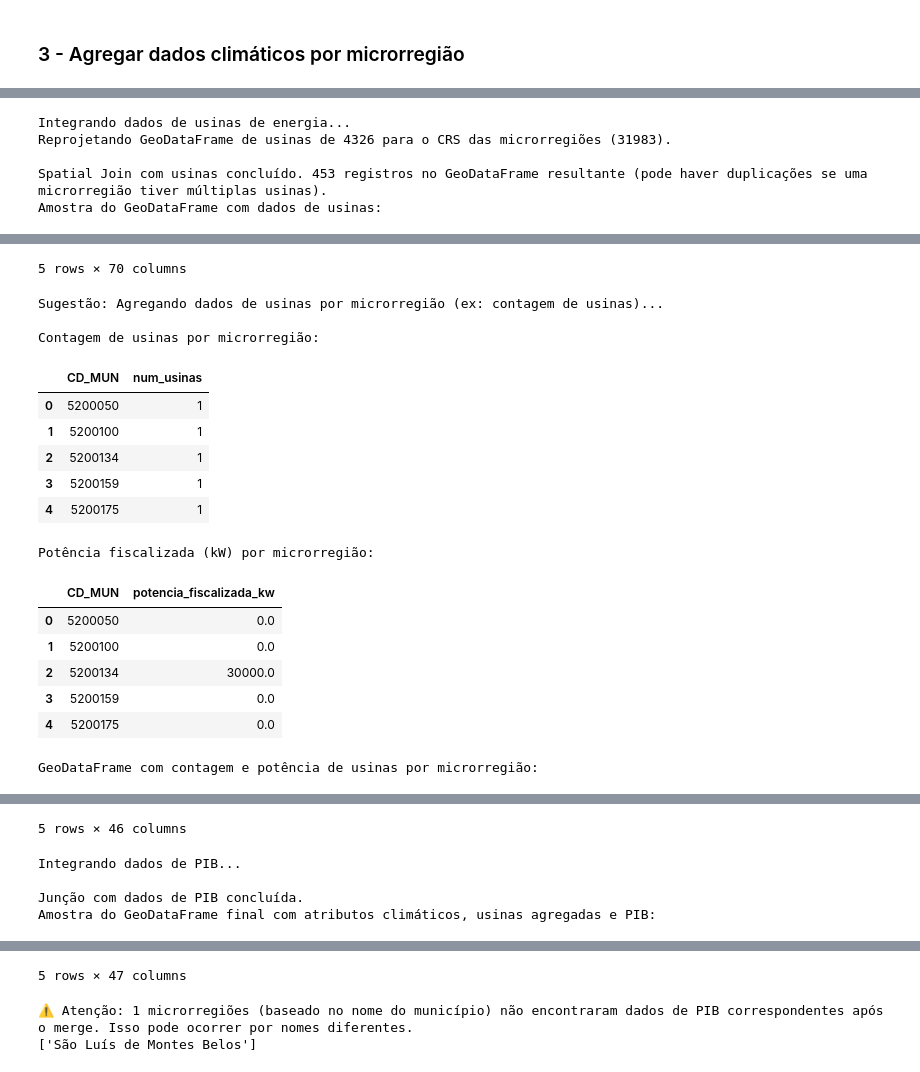
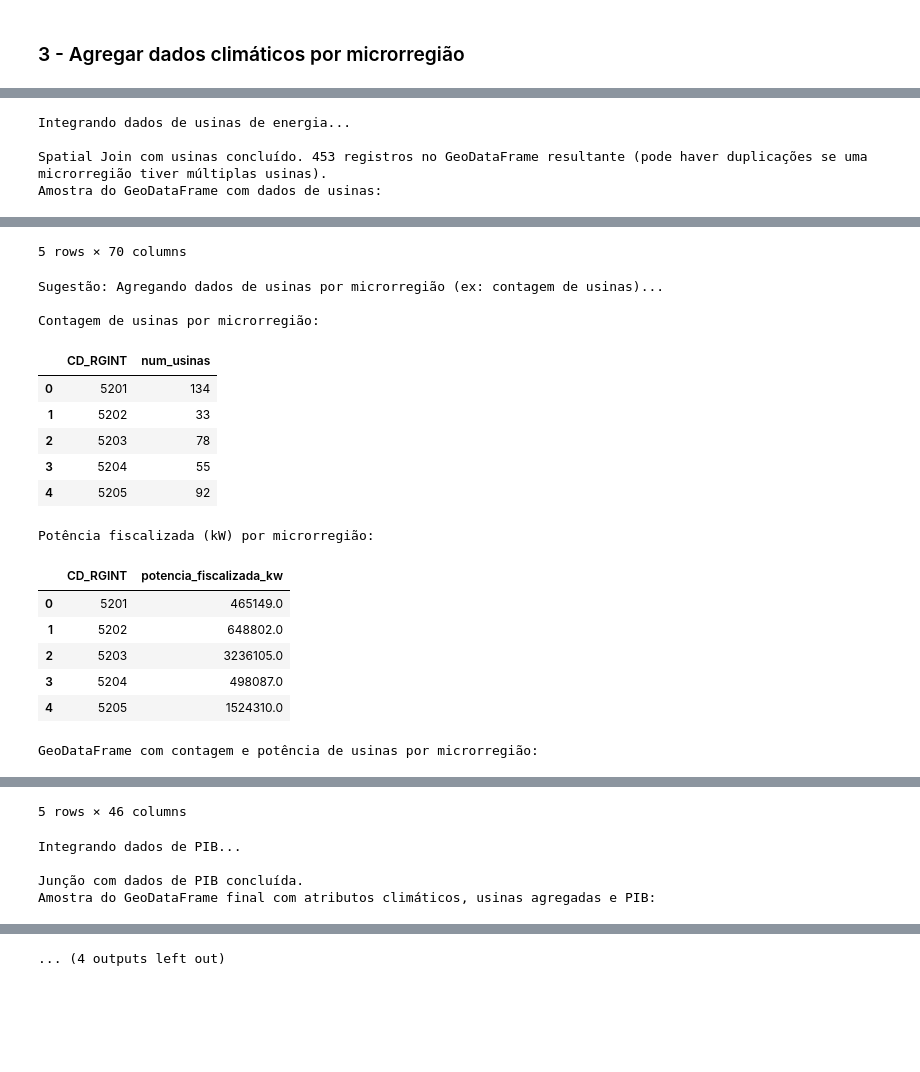
Before and after one commit to Ficheles/ml-politicas-energeticas-ifg-2025, a Jupyter notebook: exploratory_data_analysis.ipynb, the cells around one changed output, grey strips where cells are left out. Cells and saved outputs as stored; diff of their text form; code cells hidden in the pictures; blank space fills up the shorter version.

```diff
--- a/exploratory_data_analysis.ipynb
+++ b/exploratory_data_analysis.ipynb
@@ -804,7 +801,7 @@ if colunas_para_agregar:
 
     # Agregação pela coluna de identificação da microrregião ('CD_MUN' ou 'NM_MUN')
     # Substitua 'CD_MUN' pela coluna correta de identificação da microrregião em gdf_microrregioes
-    coluna_id_microrregiao = 'CD_MUN' # Use 'NM_MUN' se preferir agrupar por nome
+    coluna_id_microrregiao = 'CD_RGINT' # Use 'NM_MUN' se preferir agrupar por nome
 
     if coluna_id_microrregiao in gdf_join.columns:
           dados_climaticos_agregados = gdf_join.groupby(coluna_id_microrregiao)[colunas_para_agregar].mean() # Exemplo: usando média para todas as colunas numéricas
@@ -880,7 +877,7 @@ else:
     # --- Define as colunas de interesse e a coluna de agregação ---
     coluna_radiacao = 'RADIACAO GLOBAL (Kj/m²)' # VERIFIQUE E AJUSTE O NOME
     coluna_vento = 'VENTO, VELOCIDADE HORARIA (m/s)' # VERIFIQUE E AJUSTE O NOME
-    coluna_id_microrregiao = 'CD_MUN' # VERIFIQUE E AJUSTE PARA A COLUNA CORRETA DE ID DA MICRORREGIÃO
+    coluna_id_microrregiao = 'CD_RGINT' # VERIFIQUE E AJUSTE PARA A COLUNA CORRETA DE ID DA MICRORREGIÃO
 
     # Lista para armazenar os DataFrames de atributos calculados
     lista_atributos = []
@@ -1107,7 +1104,7 @@ if 'gdf_microrregioes_com_atributos' in locals() and 'gdf_usinas_goias' in local
     # (ex: contar o número de usinas por microrregião, somar a potência instalada, etc.)
     print("\nSugestão: Agregando dados de usinas por microrregião (ex: contagem de usinas)...")
     # Exemplo: Contar o número de usinas por microrregião
-    contagem_usinas_por_microrregiao = gdf_microrregioes_com_usinas.groupby('CD_MUN').size().reset_index(name='num_usinas')
+    contagem_usinas_por_microrregiao = gdf_microrregioes_com_usinas.groupby('CD_RGINT').size().reset_index(name='num_usinas')
     print("\nContagem de usinas por microrregião:")
     display(contagem_usinas_por_microrregiao.head())
 
@@ -1123,13 +1120,13 @@ if 'gdf_microrregioes_com_atributos' in locals() and 'gdf_usinas_goias' in local
         gdf_microrregioes_com_usinas['MdaPotenciaFiscalizadaKw'].astype(str).str.replace(',', '.', regex=False),
         errors='coerce'
     )
-    potencia_por_microrregiao = gdf_microrregioes_com_usinas.groupby('CD_MUN')['MdaPotenciaFiscalizadaKw_num'].sum().reset_index(name='potencia_fiscalizada_kw')
+    potencia_por_microrregiao = gdf_microrregioes_com_usinas.groupby('CD_RGINT')['MdaPotenciaFiscalizadaKw_num'].sum().reset_index(name='potencia_fiscalizada_kw')
     print("\nPotência fiscalizada (kW) por microrregião:")
     display(potencia_por_microrregiao.head())
 
     # Você pode juntar essas agregações de volta ao GeoDataFrame principal, se desejar.
-    gdf_microrregioes_final = gdf_microrregioes_com_atributos.merge(contagem_usinas_por_microrregiao, on='CD_MUN', how='left')
-    gdf_microrregioes_final = gdf_microrregioes_final.merge(potencia_por_microrregiao, on='CD_MUN', how='left')
+    gdf_microrregioes_final = gdf_microrregioes_com_atributos.merge(contagem_usinas_por_microrregiao, on='CD_RGINT', how='left')
+    gdf_microrregioes_final = gdf_microrregioes_final.merge(potencia_por_microrregiao, on='CD_RGINT', how='left')
     print("\nGeoDataFrame com contagem e potência de usinas por microrregião:")
     display(gdf_microrregioes_final.head())
 
@@ -1161,48 +1158,69 @@ if 'gdf_microrregioes_final' in locals() and 'df_pib_final' in locals():
     gdf_microrregioes_final_com_pib = gdf_microrregioes_final.merge(df_pib_final[['NM_MUN', 'pib_mil_reais']], on='NM_MUN', how='left')
 
     print("\nJunção com dados de PIB concluída.")
     print("Amostra do GeoDataFrame final com atributos climáticos, usinas agregadas e PIB:")
     display(gdf_microrregioes_final_com_pib.head())
 
     # Verificar se há microrregiões que não encontraram dados de PIB
     microrregioes_sem_pib_final = gdf_microrregioes_final_com_pib[gdf_microrregioes_final_com_pib['pib_mil_reais'].isnull()]
     if not microrregioes_sem_pib_final.empty:
         print(f"⚠️ Atenção: {len(microrregioes_sem_pib_final)} microrregiões (baseado no nome do município) não encontraram dados de PIB correspondentes após o merge. Isso pode ocorrer por nomes diferentes.")
-        print(microrregioes_sem_pib_final['NM_MUN'].tolist())
+        print(microrregioes_sem_pib_final['CD_RGINT'].tolist())
+
+    # --- PASSO ADICIONAL: PREENCHER NaNs NOS ATRIBUTOS CLIMÁTICOS AGREGADOS ---
+    # Preenche os NaNs nas colunas de atributos climáticos agregados com a média da coluna
+    # Isso lida com microrregiões que não tiveram estações ou dados válidos para agregação
+    print("\nPreenchendo NaNs nos atributos climáticos agregados com a média da coluna...")
+
+    # Identifica as colunas de atributos climáticos (excluindo colunas de identificação e geometria)
+    # Isso pode exigir um ajuste dependendo de quais colunas você quer preencher
+    colunas_atributos_climaticos = [col for col in gdf_microrregioes_final_com_pib.columns if ('solar_' in col or 'vento_' in col or 'TEMPERATURA' in col or 'PRECIPITAÇÃO' in col or 'UMIDADE' in col or 'PRESSAO' in col) and col not in ['geometry', 'CD_MUN', 'NM_MUN', 'num_usinas', 'potencia_fiscalizada_kw', 'pib_mil_reais', 'index_right']]
+
+    for coluna in colunas_atributos_climaticos:
+        if gdf_microrregioes_final_com_pib[coluna].isnull().any():
+            media_coluna = gdf_microrregioes_final_com_pib[coluna].mean()
+            # Usar loc para evitar SettingWithCopyWarning e atribuir o resultado de volta à coluna
+            gdf_microrregioes_final_com_pib.loc[:, coluna] = gdf_microrregioes_final_com_pib.loc[:, coluna].fillna(media_coluna)
+            # print(f"  -> Coluna '{coluna}': NaN preenchido com a média ({media_coluna:.2f})") # Opcional: descomente para ver quais colunas foram preenchidas
+        # else:
+            # print(f"  -> Coluna '{coluna}': Nenhum NaN encontrado nos atributos agregados.") # Opcional
+
+    print("Preenchimento de NaNs nos atributos climáticos agregados concluído.")
+    print("\nAmostra do GeoDataFrame final após preenchimento de NaNs nos atributos climáticos:")
+    display(gdf_microrregioes_final_com_pib.head())
 
 
 else:
     print("Erro: GeoDataFrame 'gdf_microrregioes_final' ou DataFrame 'df_pib_final' não encontrados.")
     print("Por favor, execute as células anteriores para criar estes DataFrames.")
 # %% [output]
 Integrando dados de usinas de energia...
-Reprojetando GeoDataFrame de usinas de 4326 para o CRS das microrregiões (31983).
 
 Spatial Join com usinas concluído. 453 registros no GeoDataFrame resultante (pode haver duplicações se uma microrregião tiver múltiplas usinas).
 Amostra do GeoDataFrame com dados de usinas:
 |  | CD_MUN | NM_MUN | CD_RGI | NM_RGI | CD_RGINT | NM_RGINT | CD_UF | NM_UF | SIGLA_UF | CD_REGIA | ... | ... |
 | 0 | 5219902 | São Francisco de Goiás | 520002 | Anápolis | 5201 | Goiânia | 52 | Goiás | GO | 5 | ... | ... |
 | 1 | 5215652 | Palestina de Goiás | 520014 | Iporá | 5204 | São Luís de Montes Belos - Iporá | 52 | Goiás | GO | 5 | ... | ... |
 | 2 | 5208400 | Goianápolis | 520002 | Anápolis | 5201 | Goiânia | 52 | Goiás | GO | 5 | ... | ... |
 | 3 | 5207105 | Diorama | 520014 | Iporá | 5204 | São Luís de Montes Belos - Iporá | 52 | Goiás | GO | 5 | ... | ... |
 | 4 | 5218607 | Rialma | 520018 | Ceres - Rialma - Goianésia | 5205 | Porangatu - Uruaçu | 52 | Goiás | GO | 5 | ... | ... |
 5 rows × 70 columns
 Sugestão: Agregando dados de usinas por microrregião (ex: contagem de usinas)...
 
 Contagem de usinas por microrregião:
-|  | CD_MUN | num_usinas |
-| 0 | 5200050 | 1 |
-| 1 | 5200100 | 1 |
-| 2 | 5200134 | 1 |
-| 3 | 5200159 | 1 |
-| 4 | 5200175 | 1 |
+|  | CD_RGINT | num_usinas |
+| 0 | 5201 | 134 |
+| 1 | 5202 | 33 |
+| 2 | 5203 | 78 |
+| 3 | 5204 | 55 |
+| 4 | 5205 | 92 |
 Potência fiscalizada (kW) por microrregião:
-|  | CD_MUN | potencia_fiscalizada_kw |
-| 0 | 5200050 | 0.0 |
-| 1 | 5200100 | 0.0 |
-| 2 | 5200134 | 30000.0 |
-| 3 | 5200159 | 0.0 |
-| 4 | 5200175 | 0.0 |
+|  | CD_RGINT | potencia_fiscalizada_kw |
+| 0 | 5201 | 465149.0 |
+| 1 | 5202 | 648802.0 |
+| 2 | 5203 | 3236105.0 |
+| 3 | 5204 | 498087.0 |
+| 4 | 5205 | 1524310.0 |
 GeoDataFrame com contagem e potência de usinas por microrregião:
 |  | CD_MUN | NM_MUN | CD_RGI | NM_RGI | CD_RGINT | NM_RGINT | CD_UF | NM_UF | SIGLA_UF | CD_REGIA | ... | ... |
 | 0 | 5219902 | São Francisco de Goiás | 520002 | Anápolis | 5201 | Goiânia | 52 | Goiás | GO | 5 | ... | ... |
@@ -1221,6 +1239,4 @@ Amostra do GeoDataFrame final com atributos climáticos, usinas agregadas e PIB:
 | 2 | 5208400 | Goianápolis | 520002 | Anápolis | 5201 | Goiânia | 52 | Goiás | GO | 5 | ... | ... |
 | 3 | 5207105 | Diorama | 520014 | Iporá | 5204 | São Luís de Montes Belos - Iporá | 52 | Goiás | GO | 5 | ... | ... |
 | 4 | 5218607 | Rialma | 520018 | Ceres - Rialma - Goianésia | 5205 | Porangatu - Uruaçu | 52 | Goiás | GO | 5 | ... | ... |
-5 rows × 47 columns
+... (4 outputs left out)
-⚠️ Atenção: 1 microrregiões (baseado no nome do município) não encontraram dados de PIB correspondentes após o merge. Isso pode ocorrer por nomes diferentes.
-['São Luís de Montes Belos']
```
Also changed, not shown: parts of 4 cells of this notebook.
